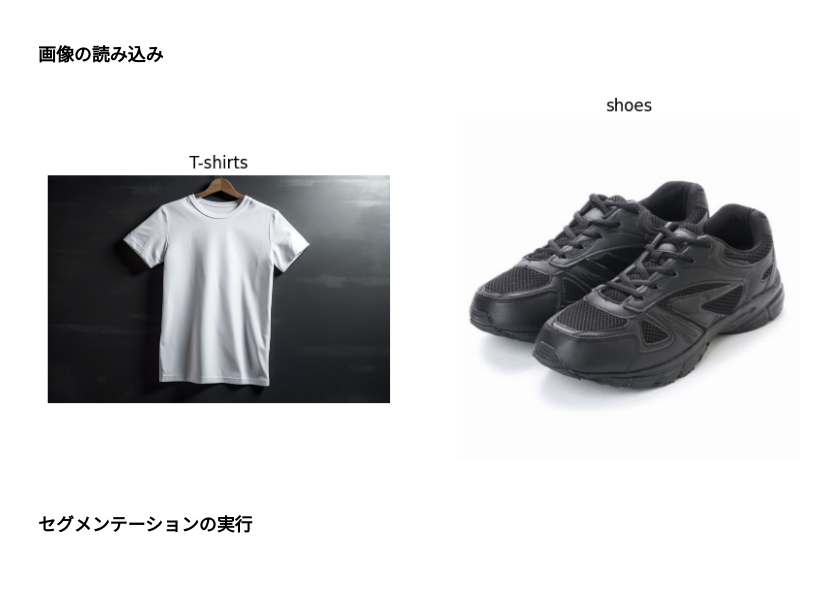
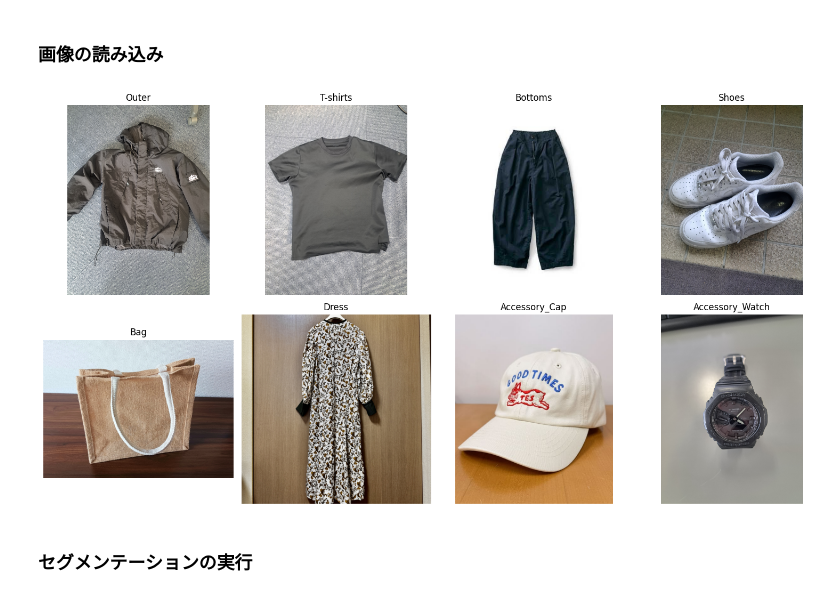
Before and after one commit to you-tkhs/SmartCloset_AI, a Jupyter notebook: ai_prototype/smartcloset_pipeline.ipynb, the cells around one changed output. Drawn from its saved outputs; the diff is of its cells as text; code cells hidden in the pictures; blank space fills up the shorter version.

```diff
--- a/ai_prototype/smartcloset_pipeline.ipynb
+++ b/ai_prototype/smartcloset_pipeline.ipynb
@@ -17,32 +16,43 @@ model = YOLO("yolov8n-seg.pt")
 # %% [markdown]
 ### 画像の読み込み
 # %%
-image_path_Tshirts = "input/sample_Tshirts.jpg"
-image_path_shoes="input/sample_shoes.jpg"
+# 1. 画像パスのリスト（8枚分）
+image_paths = [
+    "input/sample_outer.jpg",             # 1: アウター
+    "input/sample_Tshirts.jpg",           # 2: トップス
+    "input/sample_bottoms.jpg",           # 3: ボトムス
+    "input/sample_shoes.jpg",             # 4: シューズ
+    "input/sample_bag.jpg",               # 5: バッグ
+    "input/sample_dress.jpg",             # 6: ドレス
+    "input/sample_accessory_cap.jpg",     # 7: アクセサリー(帽子)
+    "input/sample_accessory_watch.jpg"    # 8: アクセサリー(時計)
+]
 
-image_Tshirts = cv2.imread(image_path_Tshirts)
-image_shoes=cv2.imread(image_path_shoes)
-image_Tshirts_rgb = cv2.cvtColor(image_Tshirts, cv2.COLOR_BGR2RGB)
-image_shoes_rgb = cv2.cvtColor(image_shoes, cv2.COLOR_BGR2RGB)
+# 画像のタイトル（表示用）
+titles = ["Outer", "T-shirts", "Bottoms", "Shoes", "Bag", "Dress","Accessory_Cap", "Accessory_Watch" ]
 
-# 1行×2列の表示エリアを作成 (全体のサイズを横10インチ、縦5インチに設定)
-plt.figure(figsize=(10, 5))
+# 2. 画面全体のサイズを設定
+plt.figure(figsize=(15, 8))
 
-# 1つ目の画像（Tシャツ）を左側に配置
-plt.subplot(1, 2, 1)
-plt.imshow(image_Tshirts_rgb)
-plt.title("T-shirts")
-plt.axis("off")
+# 3. ループ処理で8枚の画像を順番に読み込んで配置
+for i in range(8):
+    # 画像の読み込み
+    img = cv2.imread(image_paths[i])
+    # BGRからRGBに変換
+    img_rgb = cv2.cvtColor(img, cv2.COLOR_BGR2RGB)
 
-# 2つ目の画像（デニム）を右側に配置
-plt.subplot(1, 2, 2)
-plt.imshow(image_shoes_rgb)
-plt.title("shoes")
-plt.axis("off")
+    # 2行 × 4列 の配置エリアを指定 (i + 1 番目の位置)
+    plt.subplot(2, 4, i + 1)
+    plt.imshow(img_rgb)
+    plt.title(titles[i])
+    plt.axis("off")  # 枠線と目盛りを非表示
+
+# 隙間を自動調整して綺麗に並べる
+plt.tight_layout()
 
 # 画面に表示
 plt.show()
 # %% [output]
-[figure, old version]
+[figure, new version]
 # %% [markdown]
 ### セグメンテーションの実行
```
Also changed, not shown: parts of 13 cells of this notebook, 9 other files.
